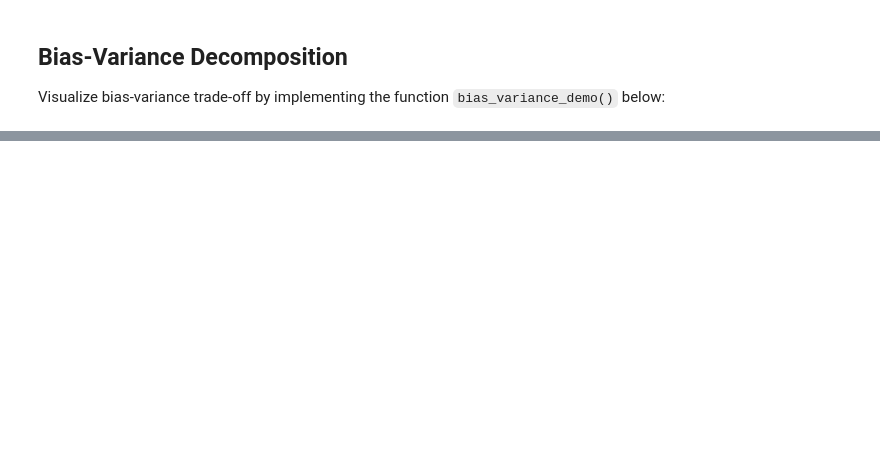
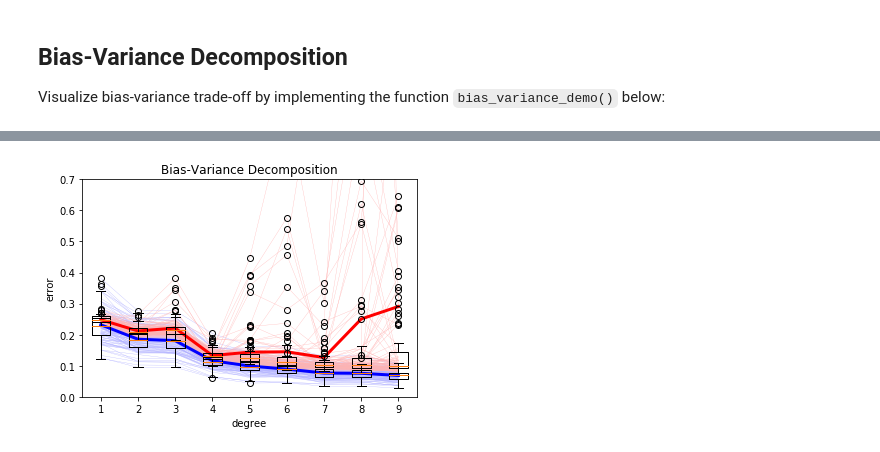
Before and after one commit to sergeivolodin/EPFL_ML_Course, a Jupyter notebook: labs/ex04/template/ex04.ipynb, the cells around one changed output, grey strips where cells are left out. Drawn from its saved outputs; the diff is of its cells as text; code cells hidden in the pictures; blank space fills up the shorter version.

```diff
--- a/labs/ex04/template/ex04.ipynb
+++ b/labs/ex04/template/ex04.ipynb
@@ -97,0 +100,22 @@ cross_validation_demo()
+# %%
+from plots import cross_validation_visualization
+
+def cross_validation_select(x, y, seed, degree, k_fold):
+    lambdas = np.logspace(-4, 0, 30)
+    # split data in k fold
+    k_indices = build_k_indices(y, k_fold, seed)
+    # define lists to store the loss of training data and test data
+    rmse_tr, rmse_te = [], []
+    rmse = [rmse_tr, rmse_te]
+    rmse_all = [[], []]
+
+    for lambda_ in lambdas:
+        rmse_ = [[], []]
+        for k in range(k_fold):
+            [rmse_[i].append(x) for i, x in
+             enumerate(cross_validation(y, x, k_indices, k, lambda_, degree))]
+        [rmse[i].append(np.mean(x)) for (i, x) in enumerate(rmse_)]
+        [rmse_all[i].append(x) for (i, x) in enumerate(rmse_)]
+
+    idx_min = np.argmin(rmse_te)
+    return idx_min, rmse_all, lambdas
@@ -135,0 +230,5 @@ bias_variance_demo()
+# %%
+# ridge
+bias_variance_demo(ridge_lambda = 1)
+# %% [output]
+[figure, added]
```
Also changed, not shown: parts of 5 cells of this notebook, 4 other files.
